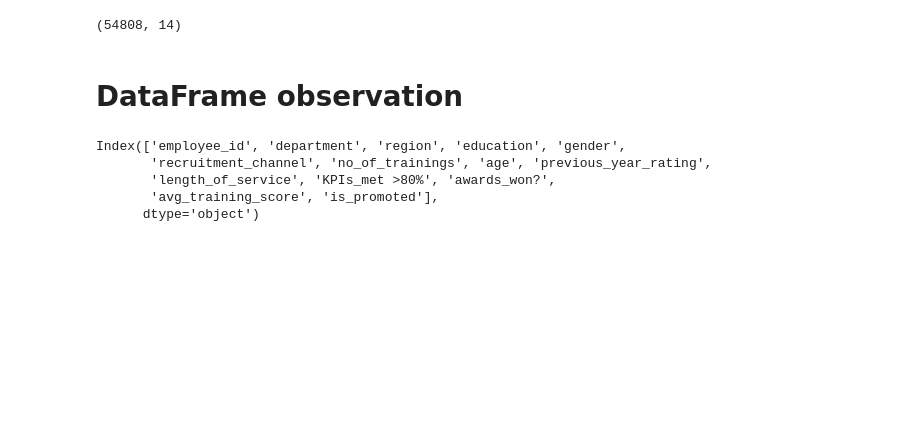
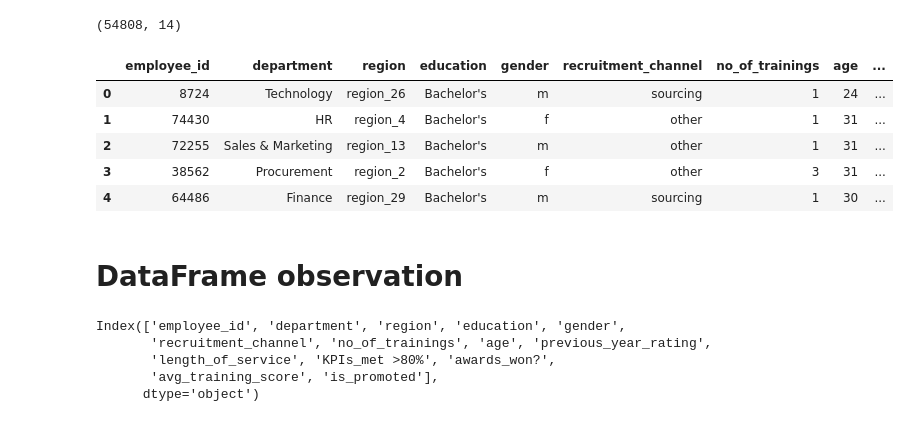
Before and after one commit to GDharan10/Dataset18_HR-Analytics_, a Jupyter notebook: HR_Promotion_Predictive_Analytics.ipynb, the cells around one changed output. Saved outputs shown, nothing was run; the diff lists cells and outputs as text; code cells hidden in the pictures; blank space fills up the shorter version.

```diff
--- a/HR_Promotion_Predictive_Analytics.ipynb
+++ b/HR_Promotion_Predictive_Analytics.ipynb
@@ -64,6 +66,8 @@ Mounted at /content/drive
 #Google drive
 file_path = '/content/drive/My Drive/DTM15/Dataset/HR Analytics/train.csv'
 df = pd.read_csv(file_path)
+file_path = '/content/drive/My Drive/DTM15/Dataset/HR Analytics/test.csv'
+test_df = pd.read_csv(file_path)
 # %%
 df.head()
 # %% [output]
@@ -77,6 +81,15 @@ df.head()
 df.shape
 # %% [output]
 (54808, 14)
+# %%
+test_df.head()
+# %% [output]
+|  | employee_id | department | region | education | gender | recruitment_channel | no_of_trainings | age | ... |
+| 0 | 8724 | Technology | region_26 | Bachelor's | m | sourcing | 1 | 24 | ... |
+| 1 | 74430 | HR | region_4 | Bachelor's | f | other | 1 | 31 | ... |
+| 2 | 72255 | Sales & Marketing | region_13 | Bachelor's | m | other | 1 | 31 | ... |
+| 3 | 38562 | Procurement | region_2 | Bachelor's | f | other | 3 | 31 | ... |
+| 4 | 64486 | Finance | region_29 | Bachelor's | m | sourcing | 1 | 30 | ... |
 # %% [markdown]
 # **DataFrame observation**
 # %%
```
Also changed, not shown: parts of 8 cells of this notebook.
